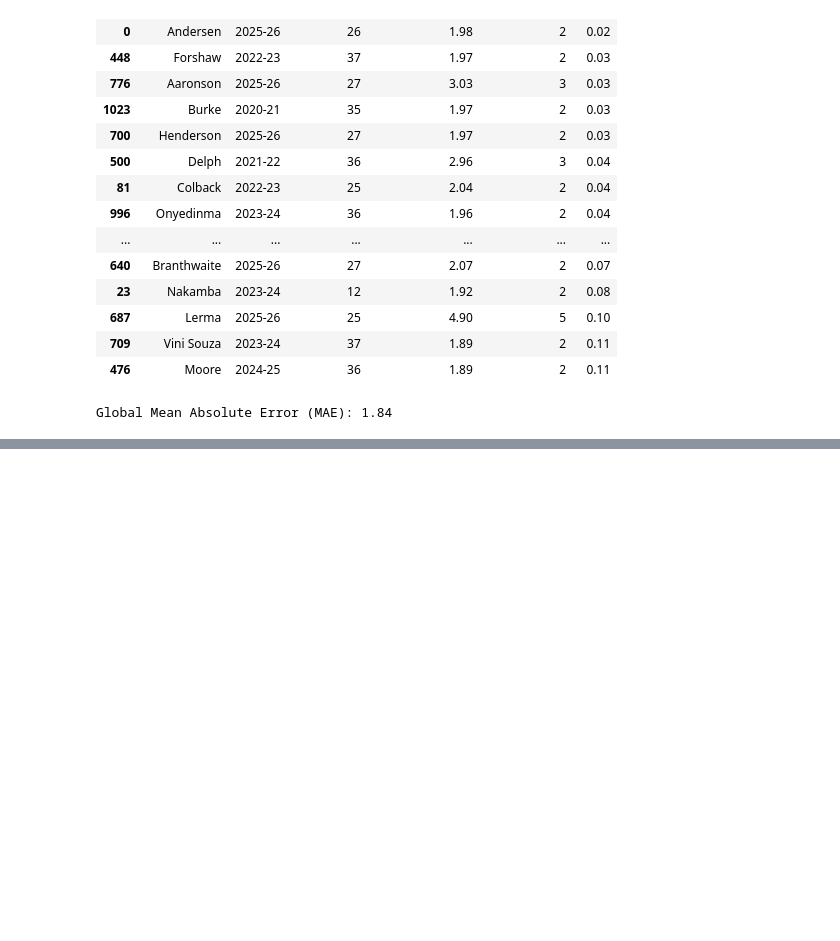
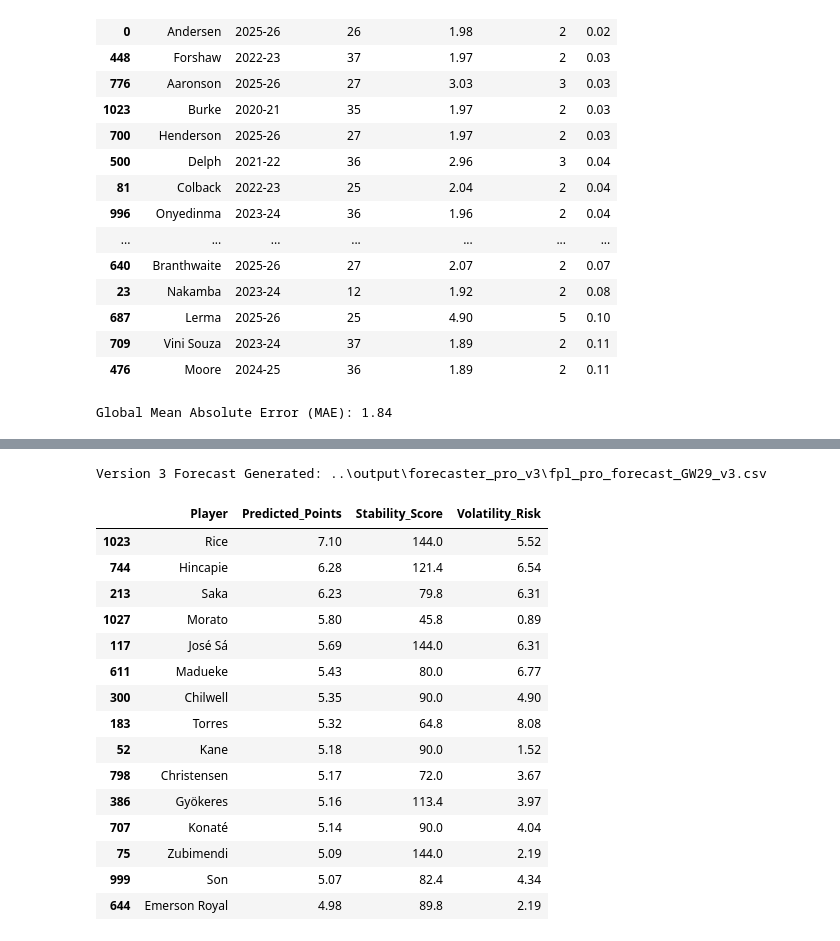
Before and after one commit to sophiedelrey/fpl_pipeline, a Jupyter notebook: models/forecaster_pro.ipynb, the cells around one changed output, grey strips where cells are left out. Saved outputs shown, nothing was run; the diff lists cells and outputs as text; code cells hidden in the pictures; blank space fills up the shorter version.

```diff
--- a/models/forecaster_pro.ipynb
+++ b/models/forecaster_pro.ipynb
@@ -779,0 +1294,73 @@ Global Mean Absolute Error (MAE): 1.84
+# %%
+# 1. SETUP PATHS
+V3_DIR = Path('../output/forecaster_pro_v3')
+V3_FORECAST_OUT = V3_DIR / 'fpl_pro_forecast_GW29_v3.csv'
+
+# 2. PREPARE INFERENCE DATA (Latest Window for Every Player)
+inference_v3 = []
+names_v3 = []
+
+for pid, group in df_augmented.groupby('Player UUID'):
+    group = group.sort_values(['season', 'Gameweek'])
+
+    if len(group) >= 6:
+        # Get last 6 points for lags
+        lags = list(group['Total Points'].tail(6).values)
+        last_row = group.iloc[-1]
+
+        # Match the V3 feature structure:
+        # [lags 6-1, pos, diff, home, min, vol, stability, att_form, share]
+        row = lags + [
+            last_row['Position'],
+            last_row['Next_Opponent_Difficulty'],
+            last_row['Next_Is_Home'],
+            last_row['Rolling_Avg_Minutes_5'],
+            last_row['Points_Volatility_5'],
+            last_row['Min_Stability_5'],
+            last_row['Attacking_Form_3'],
+            last_row['Team_Point_Share']
+        ]
+        inference_v3.append(row)
+        names_v3.append(last_row['Web Name'])
+
+# 3. CONVERT AND PREDICT
+feature_cols_v3 = [f'lag_{i}' for i in range(6, 0, -1)] + \
+                  ['position', 'diff', 'home', 'min', 'volatility', 'stability', 'att_form', 'share']
+
+inf_df_v3 = pd.DataFrame(inference_v3, columns=feature_cols_v3)
+inf_df_v3['position'] = inf_df_v3['position'].astype('category')
+
+# Generate Predictions with Model V3
+v3_preds = model_v3.predict(inf_df_v3)
+
+# 4. CREATE LEADERBOARD
+leaderboard_v3 = pd.DataFrame({
+    'Player': names_v3,
+    'Predicted_Points': np.round(v3_preds, 2),
+    'Stability_Score': np.round(inf_df_v3['stability'], 1),
+    'Volatility_Risk': np.round(inf_df_v3['volatility'], 2)
+}).sort_values(by='Predicted_Points', ascending=False)
+
+# 5. SAVE
+leaderboard_v3.to_csv(V3_FORECAST_OUT, index=False, encoding='utf-8-sig')
+
+print(f"Version 3 Forecast Generated: {V3_FORECAST_OUT}")
+display(leaderboard_v3.head(15))
+# %% [output]
+Version 3 Forecast Generated: ..\output\forecaster_pro_v3\fpl_pro_forecast_GW29_v3.csv
+|  | Player | Predicted_Points | Stability_Score | Volatility_Risk |
+| 1023 | Rice | 7.10 | 144.0 | 5.52 |
+| 744 | Hincapie | 6.28 | 121.4 | 6.54 |
+| 213 | Saka | 6.23 | 79.8 | 6.31 |
+| 1027 | Morato | 5.80 | 45.8 | 0.89 |
+| 117 | José Sá | 5.69 | 144.0 | 6.31 |
+| 611 | Madueke | 5.43 | 80.0 | 6.77 |
+| 300 | Chilwell | 5.35 | 90.0 | 4.90 |
+| 183 | Torres | 5.32 | 64.8 | 8.08 |
+| 52 | Kane | 5.18 | 90.0 | 1.52 |
+| 798 | Christensen | 5.17 | 72.0 | 3.67 |
+| 386 | Gyökeres | 5.16 | 113.4 | 3.97 |
+| 707 | Konaté | 5.14 | 90.0 | 4.04 |
+| 75 | Zubimendi | 5.09 | 144.0 | 2.19 |
+| 999 | Son | 5.07 | 82.4 | 4.34 |
+| 644 | Emerson Royal | 4.98 | 89.8 | 2.19 |
```
Also changed, not shown: parts of 13 cells of this notebook.
